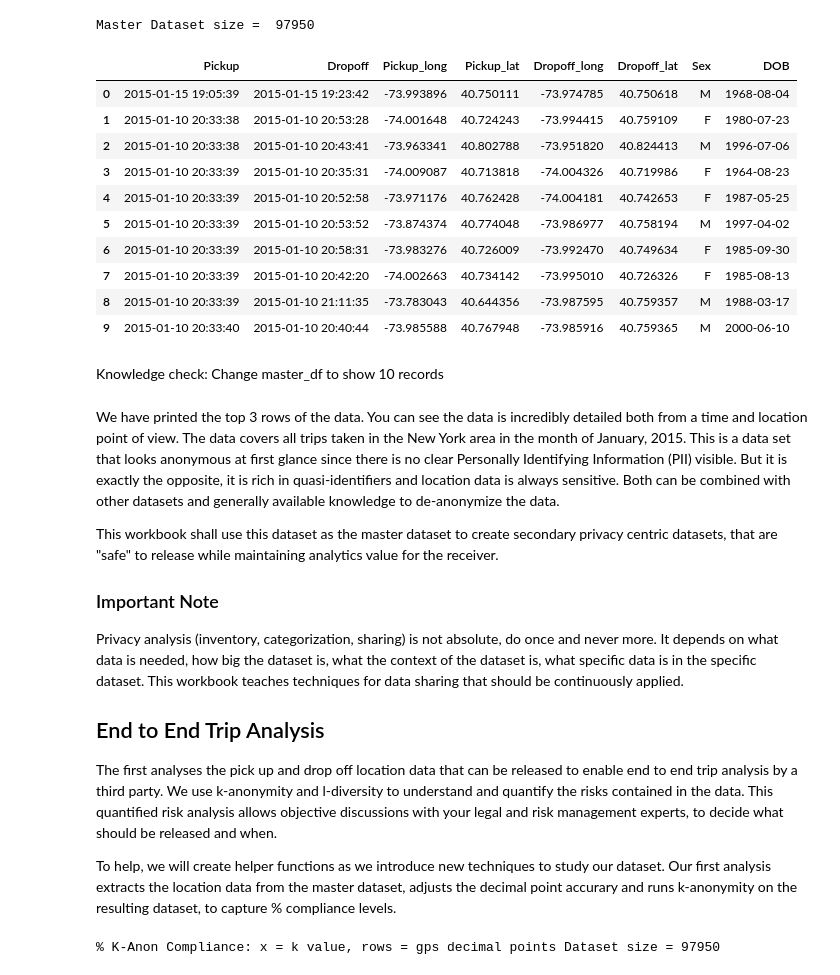
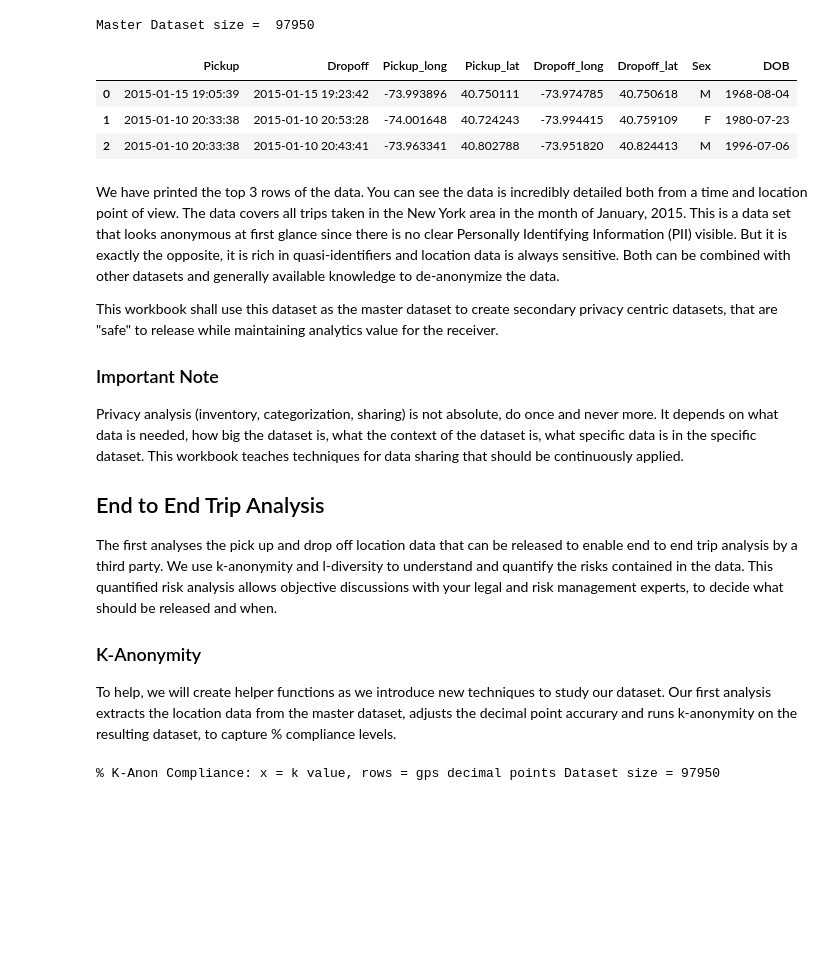
Before and after one commit to eusholli/k-anonymity, a Jupyter notebook: Data-Sharing.ipynb, the cells around one changed output. Cells and saved outputs as stored; diff of their text form; code cells hidden in the pictures; blank space fills up the shorter version.

```diff
--- a/Data-Sharing.ipynb
+++ b/Data-Sharing.ipynb
@@ -62,21 +66,12 @@ print("Master Dataset size = ", len(master_df), '\n')
 # %% [output]
 Master Dataset size =  97950
 # %%
-display (master_df.head(10))
+display (master_df.head(3))
 # %% [output]
 |  | Pickup | Dropoff | Pickup_long | Pickup_lat | Dropoff_long | Dropoff_lat | Sex | DOB |
 | 0 | 2015-01-15 19:05:39 | 2015-01-15 19:23:42 | -73.993896 | 40.750111 | -73.974785 | 40.750618 | M | 1968-08-04 |
 | 1 | 2015-01-10 20:33:38 | 2015-01-10 20:53:28 | -74.001648 | 40.724243 | -73.994415 | 40.759109 | F | 1980-07-23 |
 | 2 | 2015-01-10 20:33:38 | 2015-01-10 20:43:41 | -73.963341 | 40.802788 | -73.951820 | 40.824413 | M | 1996-07-06 |
-| 3 | 2015-01-10 20:33:39 | 2015-01-10 20:35:31 | -74.009087 | 40.713818 | -74.004326 | 40.719986 | F | 1964-08-23 |
-| 4 | 2015-01-10 20:33:39 | 2015-01-10 20:52:58 | -73.971176 | 40.762428 | -74.004181 | 40.742653 | F | 1987-05-25 |
-| 5 | 2015-01-10 20:33:39 | 2015-01-10 20:53:52 | -73.874374 | 40.774048 | -73.986977 | 40.758194 | M | 1997-04-02 |
-| 6 | 2015-01-10 20:33:39 | 2015-01-10 20:58:31 | -73.983276 | 40.726009 | -73.992470 | 40.749634 | F | 1985-09-30 |
-| 7 | 2015-01-10 20:33:39 | 2015-01-10 20:42:20 | -74.002663 | 40.734142 | -73.995010 | 40.726326 | F | 1985-08-13 |
-| 8 | 2015-01-10 20:33:39 | 2015-01-10 21:11:35 | -73.783043 | 40.644356 | -73.987595 | 40.759357 | M | 1988-03-17 |
-| 9 | 2015-01-10 20:33:40 | 2015-01-10 20:40:44 | -73.985588 | 40.767948 | -73.985916 | 40.759365 | M | 2000-06-10 |
-# %% [markdown]
-Knowledge check: Change master_df to show 10 records
 # %% [markdown]
 We have printed the top 3 rows of the data. You can see the data is incredibly detailed both from a time and location point of view.  The data covers all trips taken in the New York area in the month of January, 2015.  This is a data set that looks anonymous at first glance since there is no clear Personally Identifying Information (PII) visible.  But it is exactly the opposite, it is rich in quasi-identifiers and location data is always sensitive. Both can be combined with other datasets and generally available knowledge to de-anonymize the data.
 
@@ -90,6 +85,8 @@ Privacy analysis (inventory, categorization, sharing) is not absolute, do once a
 
 The first analyses the pick up and drop off location data that can be released to enable end to end trip analysis by a third party.  We use k-anonymity and l-diversity to understand and quantify the risks contained in the data. This quantified risk analysis allows objective discussions with your legal and risk management experts, to decide what should be released and when.
 
+### K-Anonymity
+
 To help, we will create helper functions as we introduce new techniques to study our dataset.  Our first analysis extracts the location data from the master dataset, adjusts the decimal point accurary and runs k-anonymity on the resulting dataset, to capture % compliance levels.
 # %%
 # Python iteration generator function
```
Also changed, not shown: parts of 8 cells of this notebook, 3 other files.
